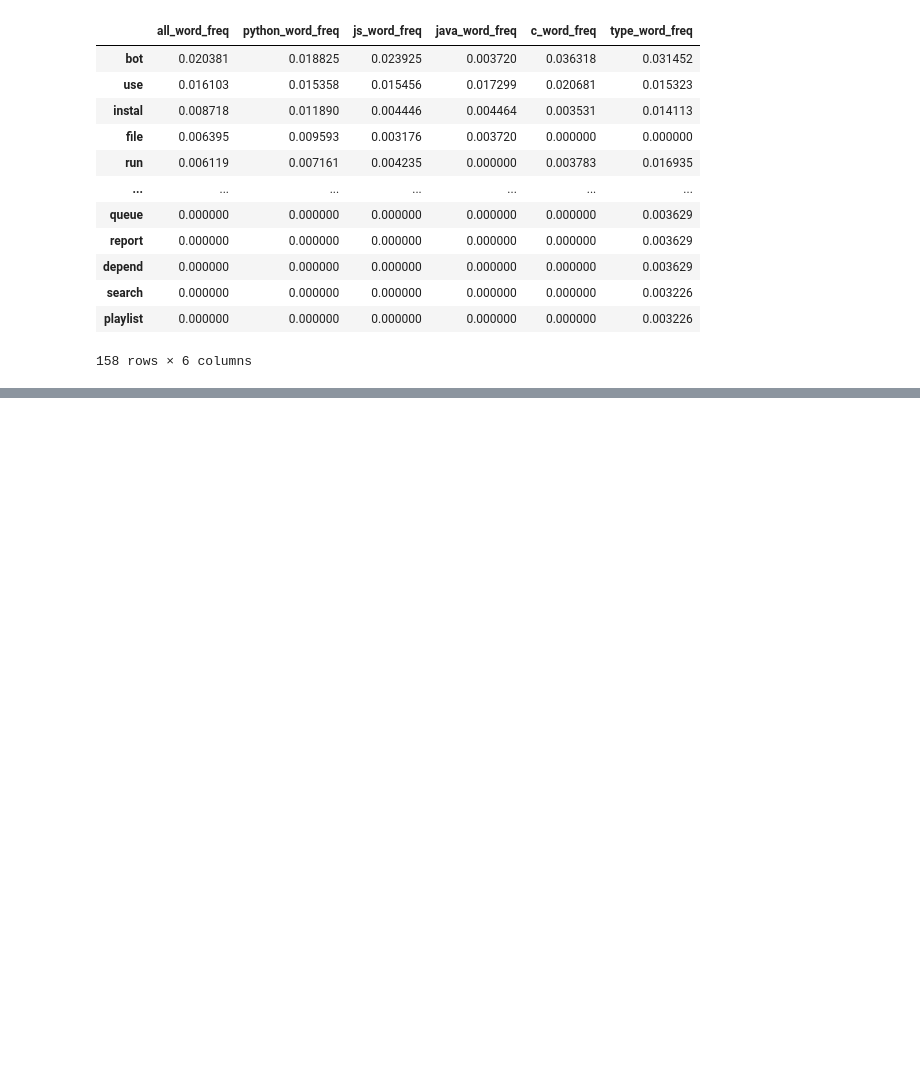
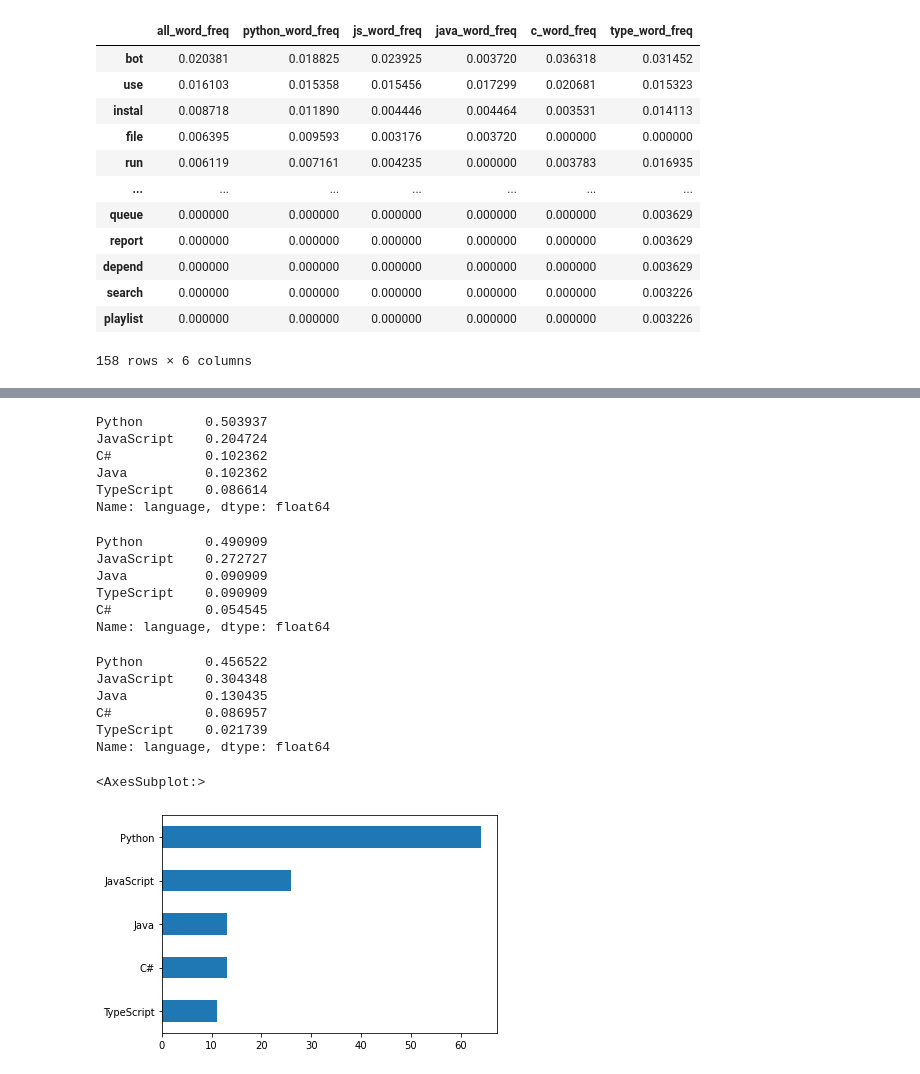
Before and after one commit to NLP-Project-Hopper2/NLP-Project-Hopper2, a Jupyter notebook: stephanies_notebook.ipynb, the cells around one changed output, grey strips where cells are left out. Drawn from its saved outputs; the diff is of its cells as text; code cells hidden in the pictures; blank space fills up the shorter version.

```diff
--- a/stephanies_notebook.ipynb
+++ b/stephanies_notebook.ipynb
@@ -597,0 +602,32 @@ df_word_counts
+# %%
+train.language.value_counts(normalize=True)
+# %% [output]
+Python        0.503937
+JavaScript    0.204724
+C#            0.102362
+Java          0.102362
+TypeScript    0.086614
+Name: language, dtype: float64
+# %%
+validate.language.value_counts(normalize=True)
+# %% [output]
+Python        0.490909
+JavaScript    0.272727
+Java          0.090909
+TypeScript    0.090909
+C#            0.054545
+Name: language, dtype: float64
+# %%
+test.language.value_counts(normalize=True)
+# %% [output]
+Python        0.456522
+JavaScript    0.304348
+Java          0.130435
+C#            0.086957
+TypeScript    0.021739
+Name: language, dtype: float64
+# %%
+train.language.value_counts(ascending = True).plot.barh()
+# %% [output]
+<AxesSubplot:>
+[figure, added]
```
Also changed, not shown: parts of 1 cell of this notebook, 3 other files.
